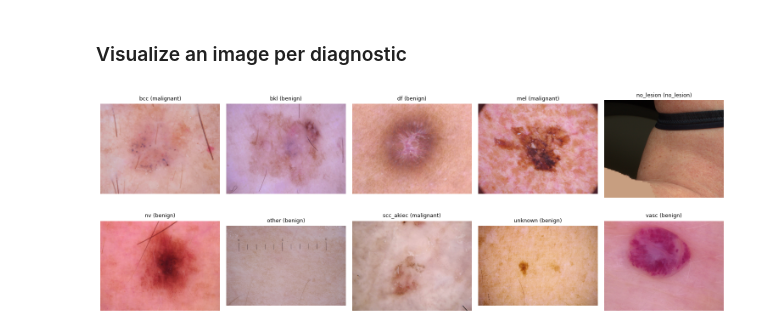
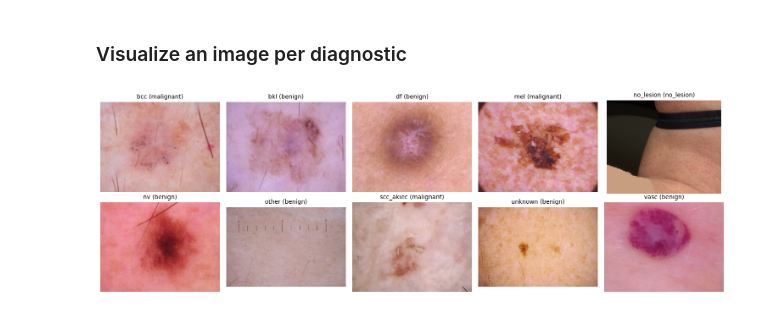
Before and after one commit to carlota-trigo/master_thesis_ucm, a Jupyter notebook: images_visualization.ipynb, the cells around one changed output. Drawn from its saved outputs; the diff is of its cells as text; code cells hidden in the pictures.

```diff
--- a/images_visualization.ipynb
+++ b/images_visualization.ipynb
@@ -107,7 +107,7 @@ def open_image_any(uri):
 # %%
 # --- CONFIG ---
 METADATA_CSV = "../data/metadata_clean.csv"
-df = pd.read_csv(METADATA_CSV)
+df = pd.read_csv(METADATA_CSV, delimiter=';')
 
 IMAGES_BASE = "../data/images/images"
 COMMON_EXTS = (".jpg", ".jpeg", ".png", ".bmp", ".tif", ".tiff", ".webp")
@@ -122,35 +122,38 @@ reps = (tmp.dropna(subset=["img_uri"])
            .sort_values(["diagnosis_grouped", "origin_dataset", "image_id"])
            .groupby("diagnosis_grouped", as_index=False)
            .nth(0)
            .reset_index(drop=True))
 
 n = len(reps)
 if n == 0:
     raise ValueError("No se encontró ninguna imagen en disco para las filas con diagnosis_grouped.")
 
 # --- Plot ---
 ncols = min(5, max(1, n))
 nrows = math.ceil(n / ncols)
 
-fig, axes = plt.subplots(nrows, ncols, figsize=(3.0*ncols, 3.0*nrows))
+f, axes = plt.subplots(nrows, ncols, figsize=(15, 5))
 axes = np.atleast_1d(axes).ravel()
 
 for ax, (_, row) in zip(axes, reps.iterrows()):
     ax.axis("off")
     im = open_image_any(row["img_uri"])
     title = f"{row.get('diagnosis_grouped','')} ({row.get('lesion_type','')})"
     if im is None:
-        ax.text(0.5, 0.5, "No se pudo abrir", ha="center", va="center", fontsize=9)
-        ax.set_title(title, fontsize=9)
+        ax.text(0.5, 0.5, "No se pudo abrir", ha="center", va="center", fontsize=10)
+        ax.set_title(title, fontsize=10)
         print("[plot] No se pudo abrir:", row["img_uri"])
         continue
     ax.imshow(im)
-    ax.set_title(title, fontsize=9)
+    ax.set_title(title, fontsize=10)
 
 for ax in axes[len(reps):]:
     ax.axis("off")
 
 plt.tight_layout()
 plt.show()
+
+outpath = r"C:\Users\msi\Desktop\tfm-ucm\figures\image_visualization.png"
+f.savefig(outpath, bbox_inches='tight', pad_inches=0.02, dpi=300)
 # %% [output]
-[figure, old version]
+[figure, new version]
```
Also changed, not shown: 21 other files.
